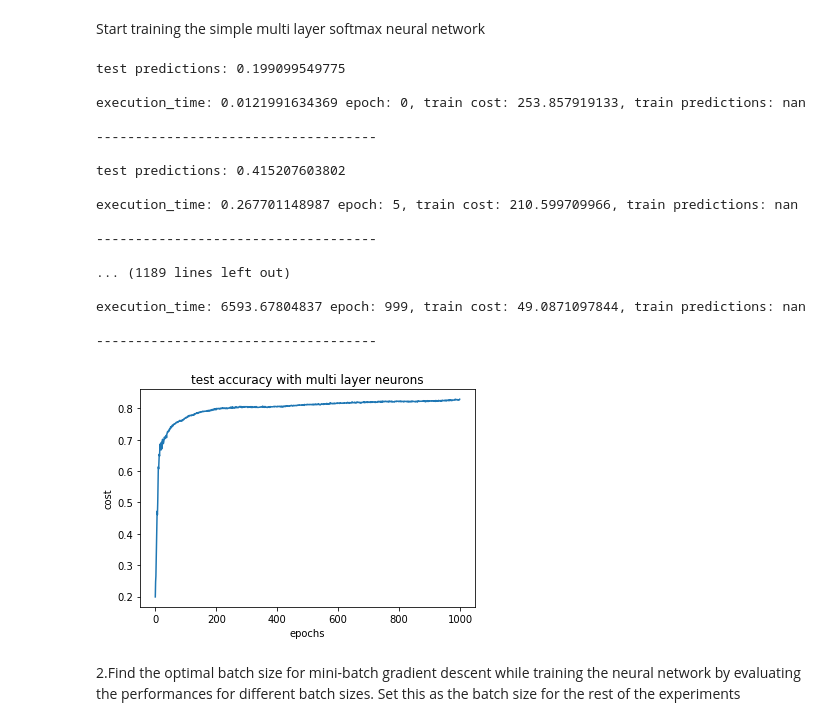
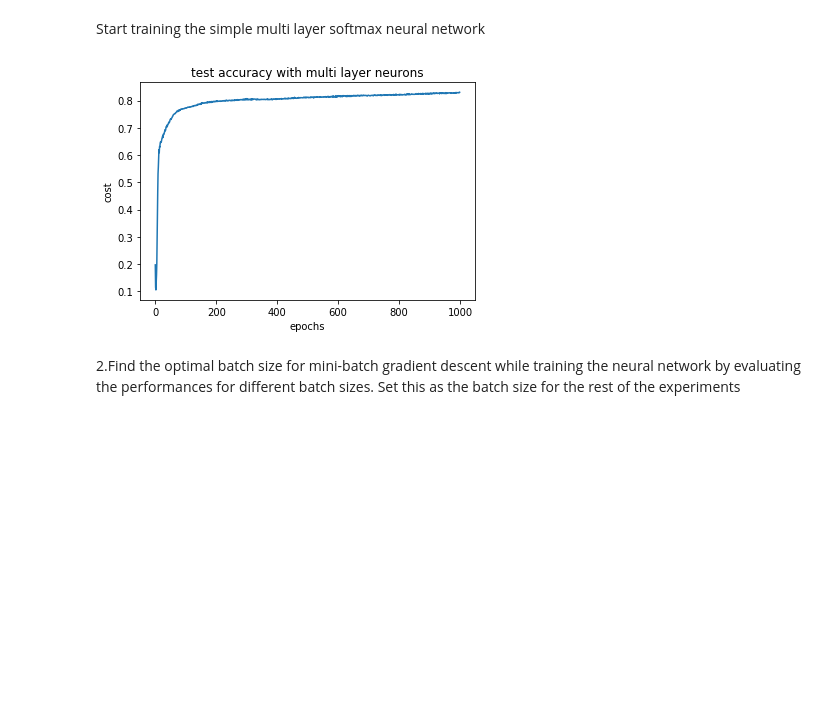
Before and after one commit to cacad101/assignment-neural-network-1, a Jupyter notebook: problem_1_classifications/Classification Problem.ipynb, the cells around one changed output. Saved outputs shown, nothing was run; the diff lists cells and outputs as text; code cells hidden in the pictures; blank space fills up the shorter version.

```diff
--- a/problem_1_classifications/Classification Problem.ipynb
+++ b/problem_1_classifications/Classification Problem.ipynb
@@ -312,50 +312,34 @@ Start training the simple multi layer softmax neural network
 # %%
 data_visualization = DataVisualization()
 data_collector = DataCollector()
 
 train_x, train_y = data_collector.get_train_data()
 test_x, test_y = data_collector.get_test_data()
 
 batch_size = 32
 epochs = 1000
 decay = 1e-6
 list_neurons = [10]
 
 softmax_nn = SoftmaxNeuralNetwork(train_x=train_x.as_matrix(), train_y=train_y,
-                                  list_of_neuron_on_hidden_layer=list_neurons, decay=decay)
+                                  list_of_neuron_on_hidden_layer=list_neurons, decay=decay,
+                                 verbose=False)
 softmax_nn.start_train(batch_size=batch_size, test_x=test_x, test_y=test_y, epochs=epochs)
 
 
 cost_train, prediction_train, exec_time, list_exec_time = softmax_nn.get_train_result()
 prediction_test = softmax_nn.get_test_result()
 
 %matplotlib inline
 
 data_visualization.show_plot(
     list_x_point=range(epochs), list_y_point=prediction_test,
     x_label="epochs", y_label="cost",
     title="test accuracy with multi layer neurons",
     figure_name="./image/classification/1/multilayer_neurons.png"
 )
 # %% [output]
-test predictions: 0.199099549775
-
-execution_time: 0.0121991634369 epoch: 0, train cost: 253.857919133, train predictions: nan
-
-------------------------------------
-
-test predictions: 0.415207603802
-
-execution_time: 0.267701148987 epoch: 5, train cost: 210.599709966, train predictions: nan
-
-------------------------------------
-
-... (1189 lines left out)
-
-execution_time: 6593.67804837 epoch: 999, train cost: 49.0871097844, train predictions: nan
-
-------------------------------------
-[figure, old version]
+[figure, new version]
 # %% [markdown]
 2.Find the optimal batch size for mini-batch gradient descent while training the neural network by evaluating the performances for different batch sizes. Set this as the batch size for the rest of the experiments
 # %% [markdown]
```
Also changed, not shown: parts of 1 cell of this notebook.
